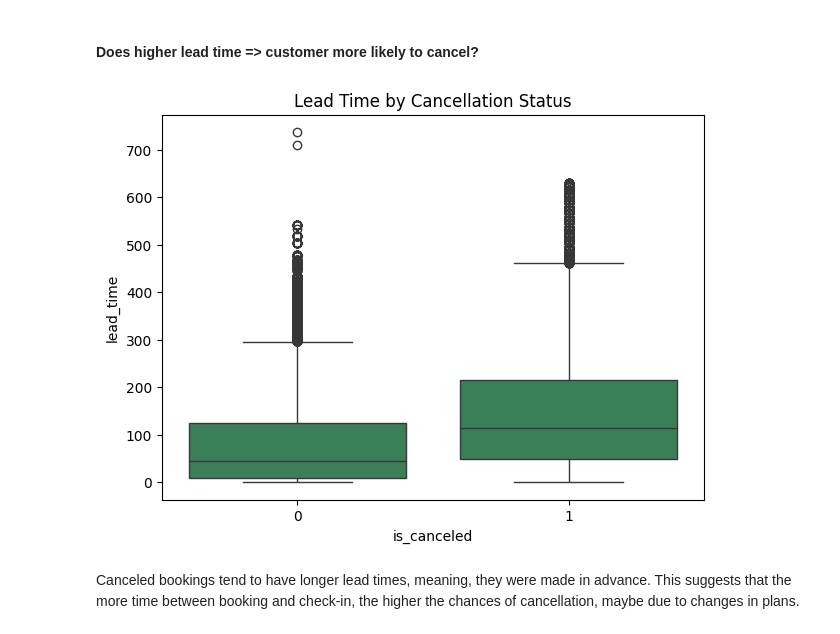
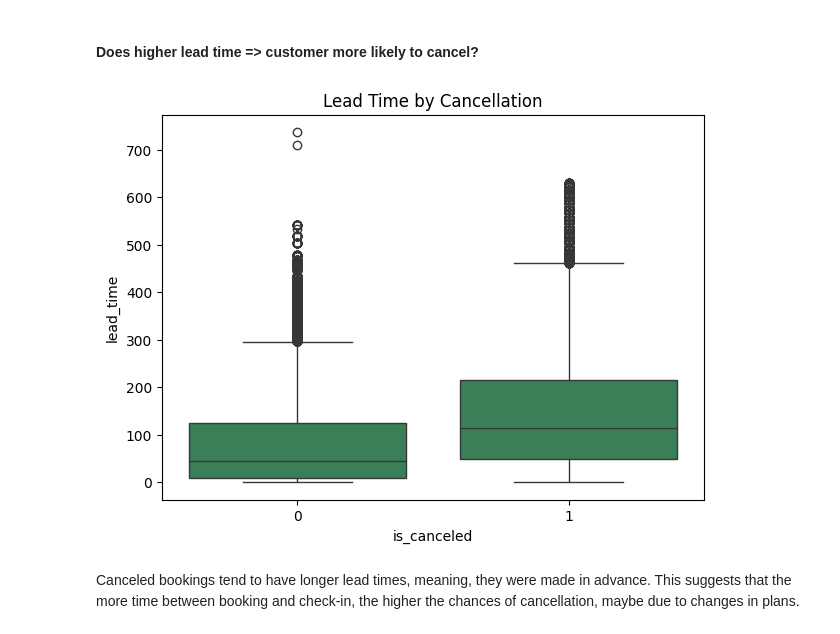
Before and after one commit to Parth-11022004/hotel_booking_cancellation_prediction, a Jupyter notebook: Hotel_bookings_EDA.ipynb, the cells around one changed output. Saved outputs shown, nothing was run; the diff lists cells and outputs as text; code cells hidden in the pictures.

```diff
--- a/Hotel_bookings_EDA.ipynb
+++ b/Hotel_bookings_EDA.ipynb
@@ -342,10 +342,10 @@ Transient customers (typically individual travelers) cancel the most, likely due
 # %%
 plt.figure(figsize=(7,5))
 sns.boxplot(data=df,x='is_canceled',y='lead_time',color='seagreen')
-plt.title('Lead Time by Cancellation Status')
+plt.title('Lead Time by Cancellation')
 plt.show()
 # %% [output]
-[figure, old version]
+[figure, new version]
 # %% [markdown]
 Canceled bookings tend to have longer lead times, meaning, they were made in advance. This suggests that the more time between booking and check-in, the higher the chances of cancellation, maybe due to changes in plans.
 # %% [markdown]
```
Also changed, not shown: parts of 17 cells of this notebook.
